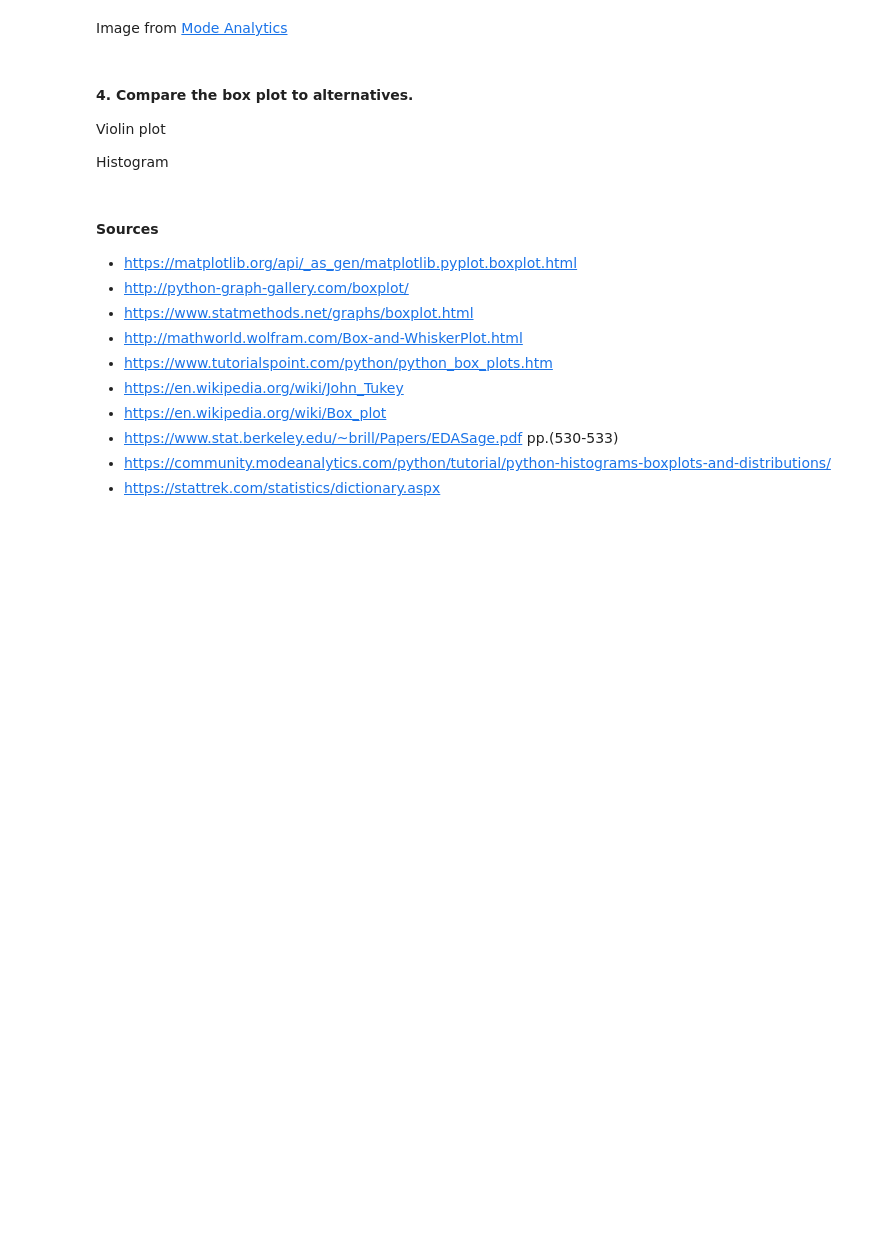
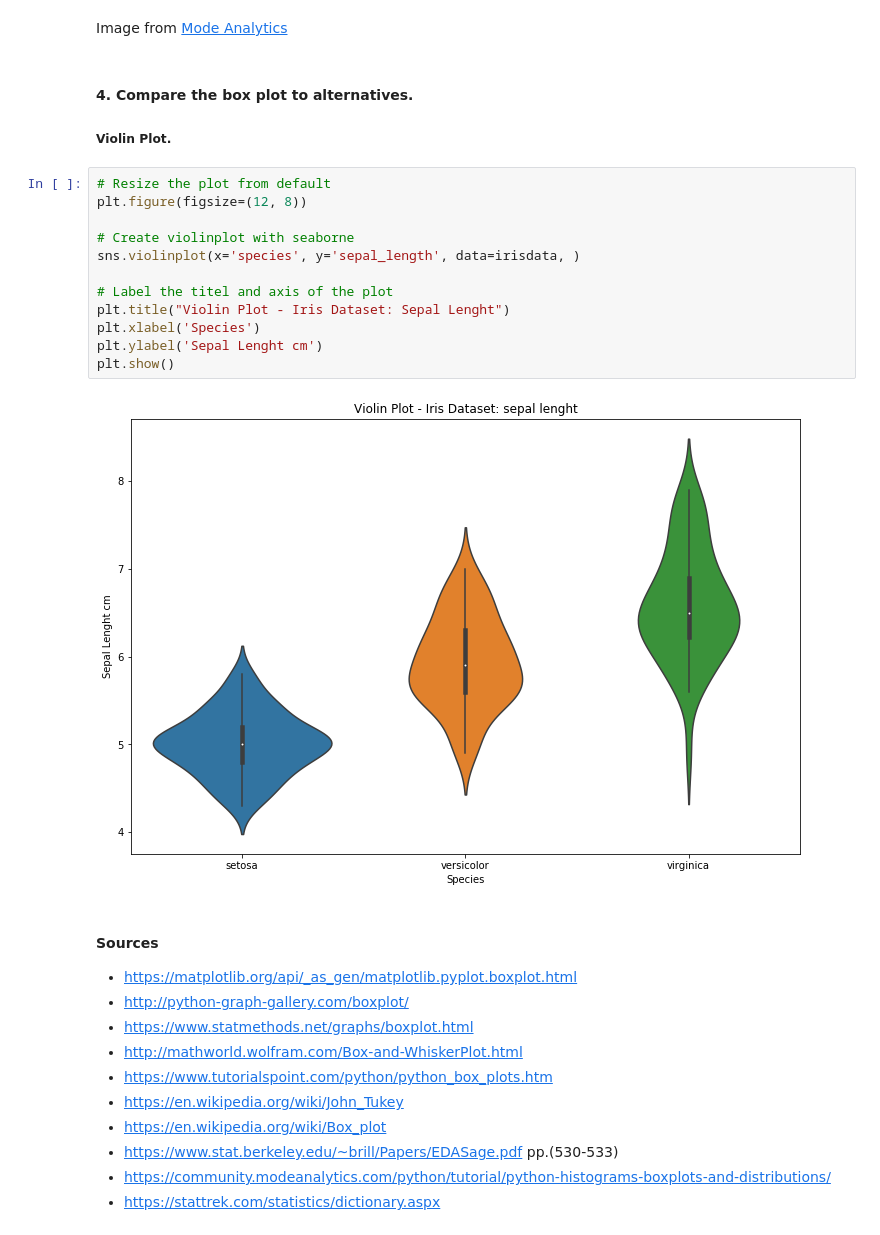
Before and after one commit to patmcdonald/FundData52446_project, a Jupyter notebook: Fundamentals of Data Analysis project 2018.ipynb, the cells around one changed output. Saved outputs shown, nothing was run; the diff lists cells and outputs as text; blank space fills up the shorter version.

```diff
--- a/Fundamentals of Data Analysis project 2018.ipynb
+++ b/Fundamentals of Data Analysis project 2018.ipynb
@@ -97,9 +136,21 @@ Image from [Mode Analytics](https://community.modeanalytics.com/images/python/bo
 # %% [markdown]
 #### 4. Compare the box plot to alternatives.
 
-Violin plot
-
-Histogram
+##### Violin Plot.
+# %%
+# Resize the plot from default
+plt.figure(figsize=(12, 8))
+
+# Create violinplot with seaborne
+sns.violinplot(x='species', y='sepal_length', data=irisdata, )
+
+# Label the titel and axis of the plot
+plt.title("Violin Plot - Iris Dataset: Sepal Lenght")
+plt.xlabel('Species')
+plt.ylabel('Sepal Lenght cm')
+plt.show()
+# %% [output]
+[figure, added]
 # %% [markdown]
 #### Sources
 
```
Also changed, not shown: parts of 1 cell of this notebook.
